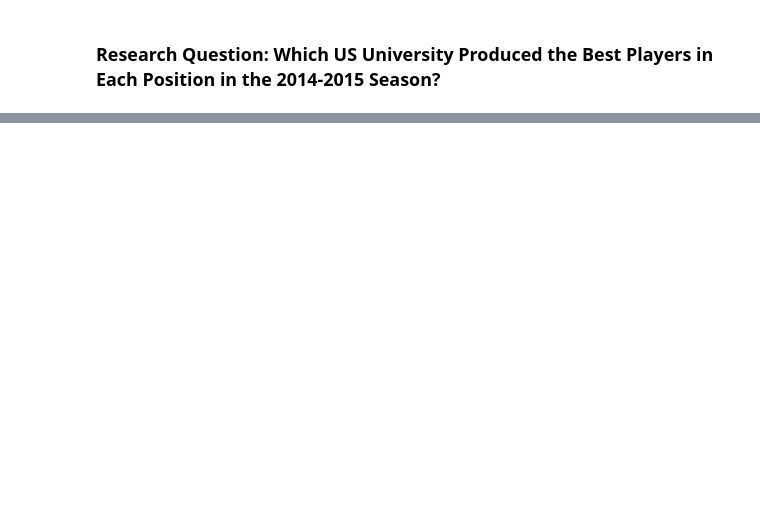
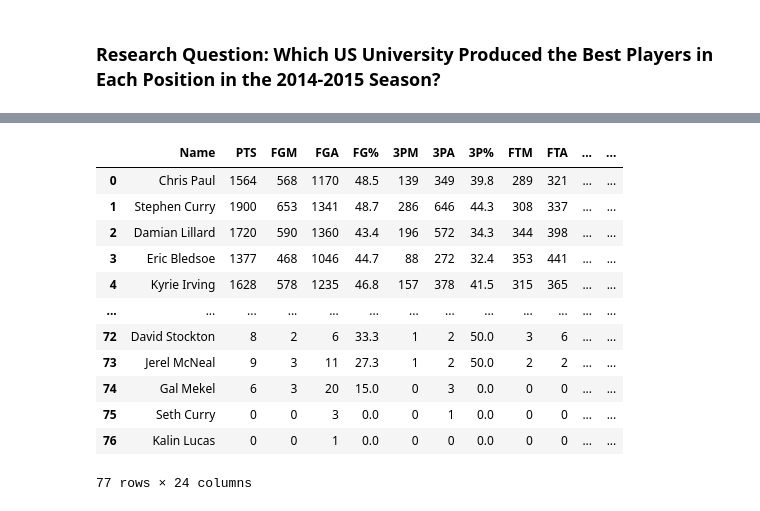
Before and after one commit to data301-2020-winter1/course-project-group_6008, a Jupyter notebook: analysis/Joint Analysis/nick_final_analysis.ipynb, the cells around one changed output, grey strips where cells are left out. Drawn from its saved outputs; the diff is of its cells as text; code cells hidden in the pictures; blank space fills up the shorter version.

```diff
--- a/analysis/Joint Analysis/nick_final_analysis.ipynb
+++ b/analysis/Joint Analysis/nick_final_analysis.ipynb
@@ -68,0 +76,18 @@ SyntaxError: unexpected EOF while parsing (<ipython-input-13-ad3ed51c296d>, line
+# %%
+# Point Gaurd Analysis + Visualizations
+
+players_stats_PG
+# %% [output]
+|  | Name | PTS | FGM | FGA | FG% | 3PM | 3PA | 3P% | FTM | FTA | ... | ... |
+| 0 | Chris Paul | 1564 | 568 | 1170 | 48.5 | 139 | 349 | 39.8 | 289 | 321 | ... | ... |
+| 1 | Stephen Curry | 1900 | 653 | 1341 | 48.7 | 286 | 646 | 44.3 | 308 | 337 | ... | ... |
+| 2 | Damian Lillard | 1720 | 590 | 1360 | 43.4 | 196 | 572 | 34.3 | 344 | 398 | ... | ... |
+| 3 | Eric Bledsoe | 1377 | 468 | 1046 | 44.7 | 88 | 272 | 32.4 | 353 | 441 | ... | ... |
+| 4 | Kyrie Irving | 1628 | 578 | 1235 | 46.8 | 157 | 378 | 41.5 | 315 | 365 | ... | ... |
+| ... | ... | ... | ... | ... | ... | ... | ... | ... | ... | ... | ... | ... |
+| 72 | David Stockton | 8 | 2 | 6 | 33.3 | 1 | 2 | 50.0 | 3 | 6 | ... | ... |
+| 73 | Jerel McNeal | 9 | 3 | 11 | 27.3 | 1 | 2 | 50.0 | 2 | 2 | ... | ... |
+| 74 | Gal Mekel | 6 | 3 | 20 | 15.0 | 0 | 3 | 0.0 | 0 | 0 | ... | ... |
+| 75 | Seth Curry | 0 | 0 | 3 | 0.0 | 0 | 1 | 0.0 | 0 | 0 | ... | ... |
+| 76 | Kalin Lucas | 0 | 0 | 1 | 0.0 | 0 | 0 | 0.0 | 0 | 0 | ... | ... |
+77 rows × 24 columns
```
Also changed, not shown: parts of 9 cells of this notebook, 1 other file.
